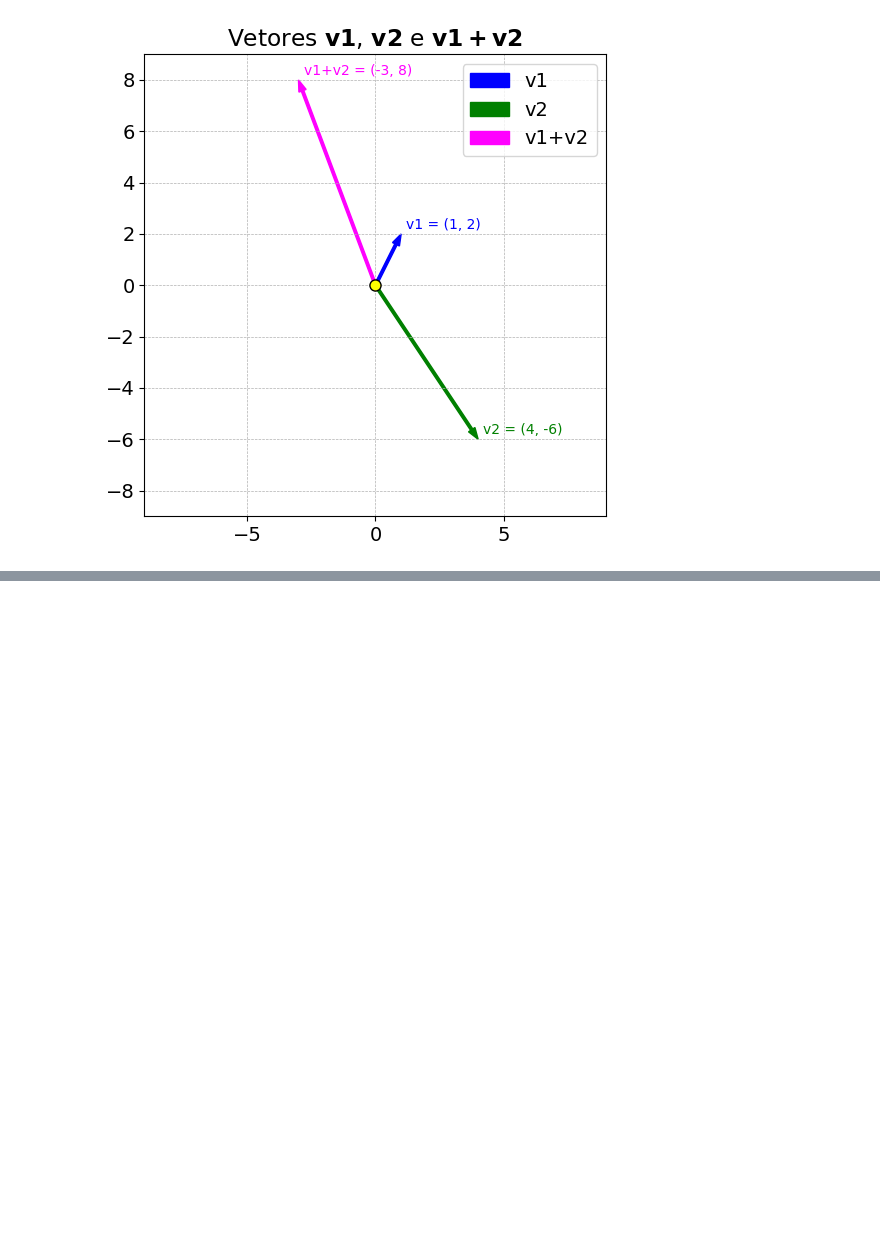
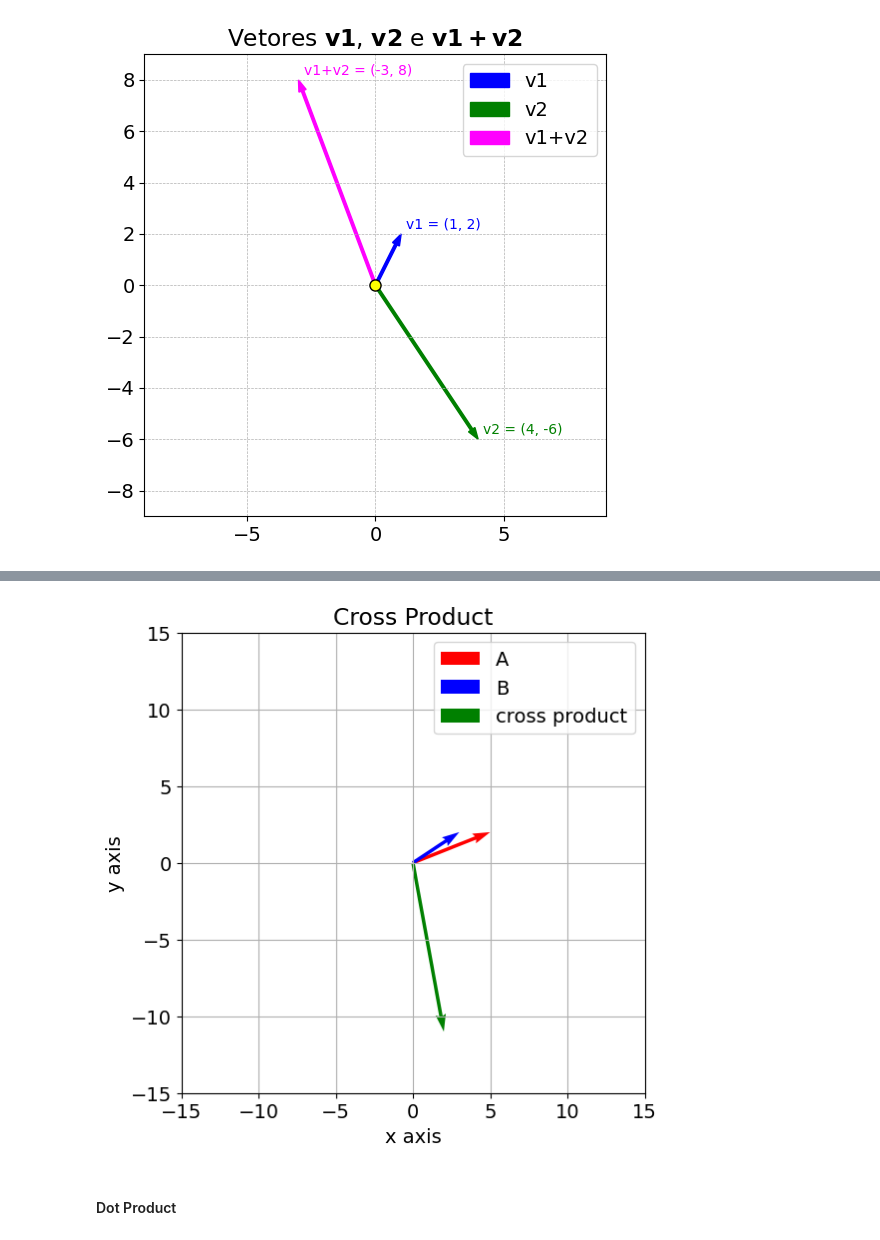
Before and after one commit to lleofernandes/DSA, a Jupyter notebook: 01_matematica_estatistica_ds_ml_ia/Lab4.ipynb, the cells around one changed output, grey strips where cells are left out. Cells and saved outputs as stored; diff of their text form; code cells hidden in the pictures; blank space fills up the shorter version.

```diff
--- a/01_matematica_estatistica_ds_ml_ia/Lab4.ipynb
+++ b/01_matematica_estatistica_ds_ml_ia/Lab4.ipynb
@@ -264,0 +356,25 @@ plt.show()
+# %%
+# plot dos vetores no cross product
+
+plt.figure(figsize=(6, 6))
+
+plt.quiver(0, 0, A[0], A[1], angles='xy', scale_units='xy', scale=1, color='r', label='A')
+plt.quiver(0, 0, B[0], B[1], angles='xy', scale_units='xy', scale=1, color='b', label='B')
+plt.quiver(0, 0, resultado[0], resultado[1], angles='xy', scale_units='xy', scale=1, color='g', label='cross product')
+
+# definindo limites e caracteristicas
+plt.xlim(-15, 15)
+plt.ylim(-15, 15)
+plt.grid()
+plt.legend()
+plt.xlabel('x axis')
+plt.ylabel('y axis')
+plt.title('Cross Product')
+
+# exibindo o grafico
+plt.savefig('imagens/grafico_06.png', dpi=300)
+plt.show()
+# %% [output]
+[figure, added]
+# %% [markdown]
+#### Dot Product
```
Also changed, not shown: parts of 19 cells of this notebook, 3 other files.
